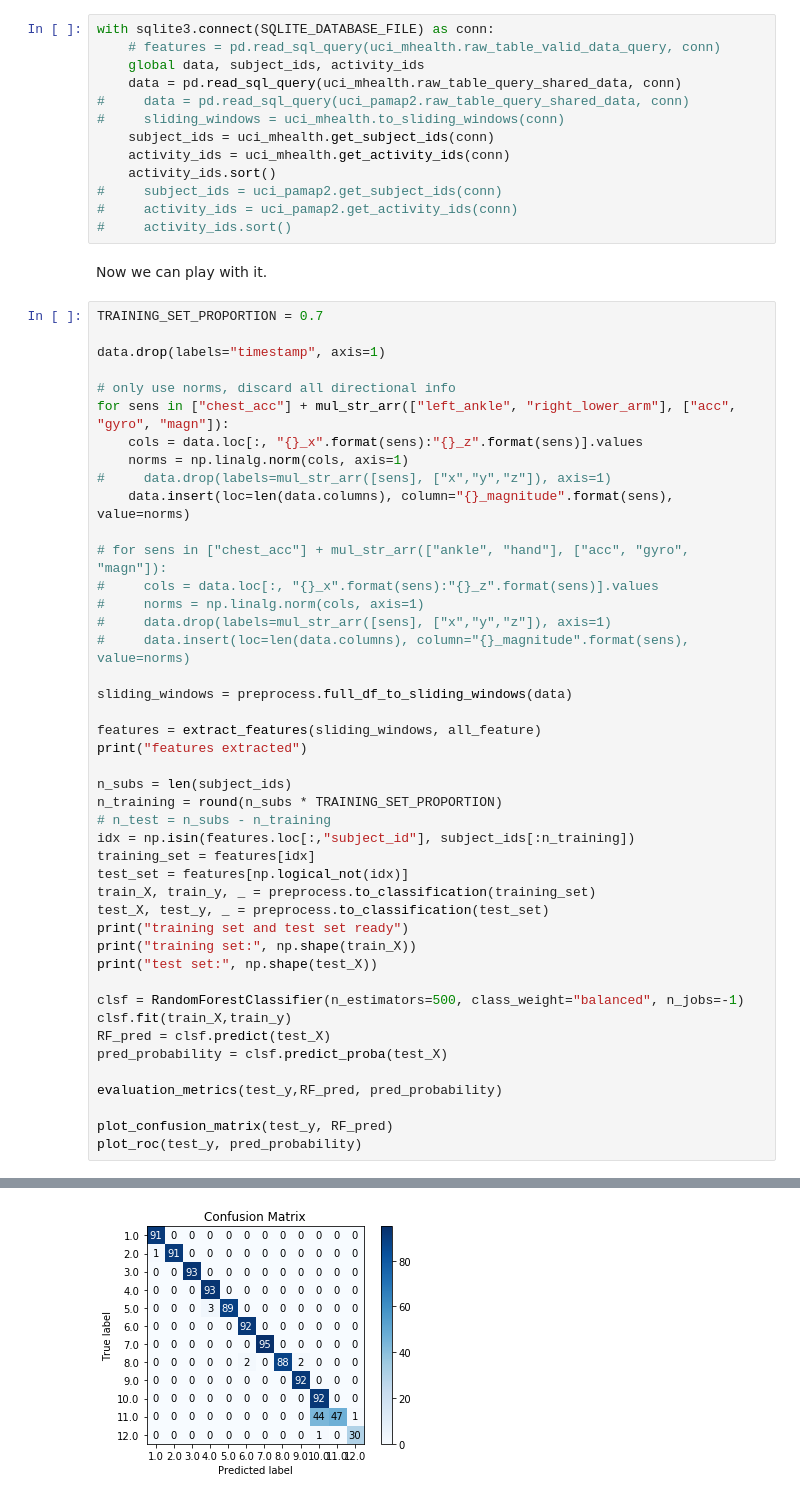
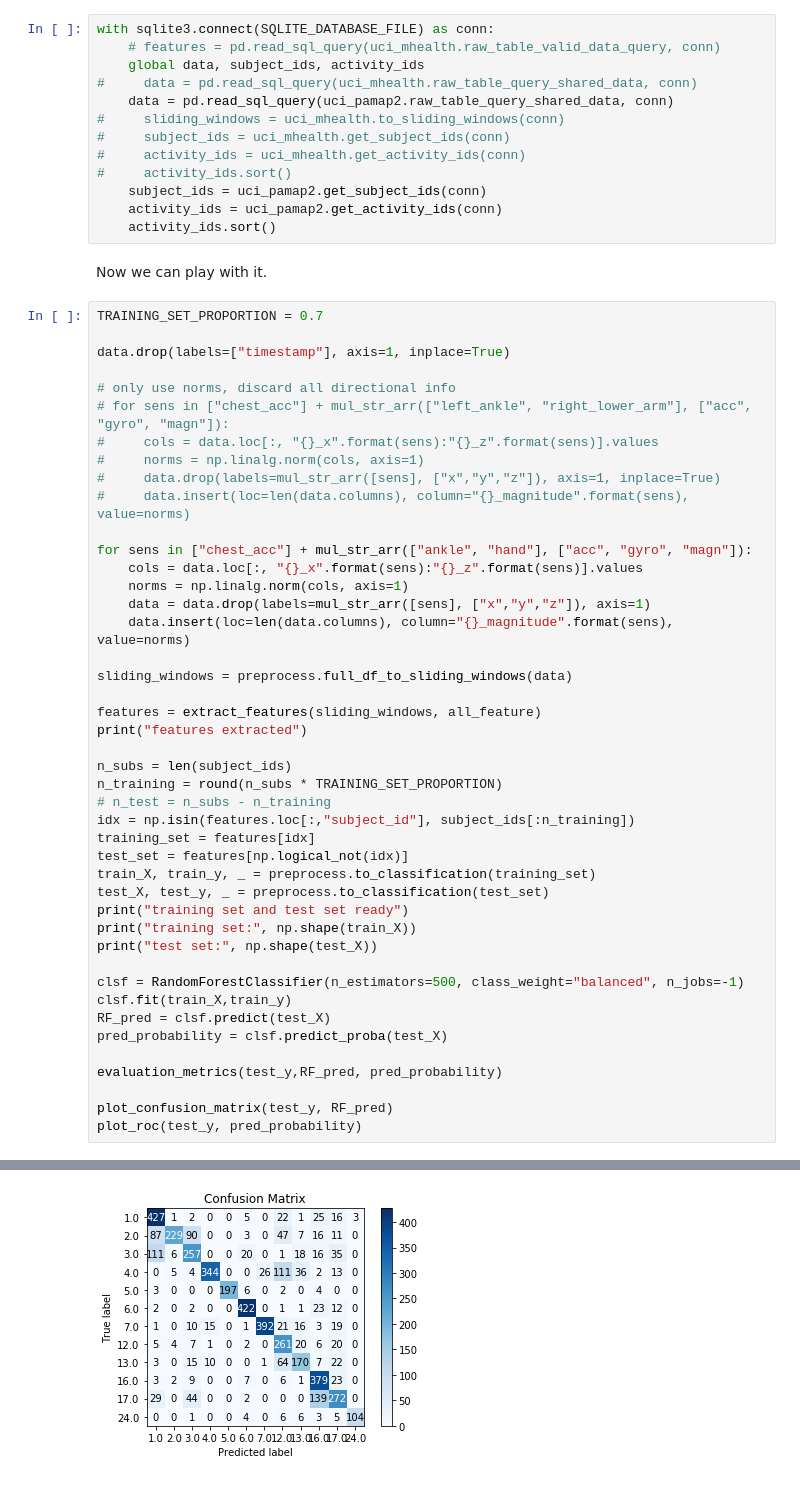
Before and after one commit to ssz66666/ADS_SH2_Project, a Jupyter notebook: norms_test.ipynb, the cells around one changed output, grey strips where cells are left out. Cells and saved outputs as stored; diff of their text form.

Commit message:
update incorrect magnitude-only results

```diff
--- a/norms_test.ipynb
+++ b/norms_test.ipynb
@@ -31,34 +31,34 @@ python load_dataset.py
 with sqlite3.connect(SQLITE_DATABASE_FILE) as conn:
     # features = pd.read_sql_query(uci_mhealth.raw_table_valid_data_query, conn)
     global data, subject_ids, activity_ids
-    data = pd.read_sql_query(uci_mhealth.raw_table_query_shared_data, conn)
-#     data = pd.read_sql_query(uci_pamap2.raw_table_query_shared_data, conn)
+#     data = pd.read_sql_query(uci_mhealth.raw_table_query_shared_data, conn)
+    data = pd.read_sql_query(uci_pamap2.raw_table_query_shared_data, conn)
 #     sliding_windows = uci_mhealth.to_sliding_windows(conn)
-    subject_ids = uci_mhealth.get_subject_ids(conn)
-    activity_ids = uci_mhealth.get_activity_ids(conn)
+#     subject_ids = uci_mhealth.get_subject_ids(conn)
+#     activity_ids = uci_mhealth.get_activity_ids(conn)
+#     activity_ids.sort()
+    subject_ids = uci_pamap2.get_subject_ids(conn)
+    activity_ids = uci_pamap2.get_activity_ids(conn)
     activity_ids.sort()
-#     subject_ids = uci_pamap2.get_subject_ids(conn)
-#     activity_ids = uci_pamap2.get_activity_ids(conn)
-#     activity_ids.sort()
 # %% [markdown]
 Now we can play with it.
 # %%
 TRAINING_SET_PROPORTION = 0.7
 
-data.drop(labels="timestamp", axis=1)
+data.drop(labels=["timestamp"], axis=1, inplace=True)
 
 # only use norms, discard all directional info
-for sens in ["chest_acc"] + mul_str_arr(["left_ankle", "right_lower_arm"], ["acc", "gyro", "magn"]):
+# for sens in ["chest_acc"] + mul_str_arr(["left_ankle", "right_lower_arm"], ["acc", "gyro", "magn"]):
+#     cols = data.loc[:, "{}_x".format(sens):"{}_z".format(sens)].values
+#     norms = np.linalg.norm(cols, axis=1)
+#     data.drop(labels=mul_str_arr([sens], ["x","y","z"]), axis=1, inplace=True)
+#     data.insert(loc=len(data.columns), column="{}_magnitude".format(sens), value=norms)
+
+for sens in ["chest_acc"] + mul_str_arr(["ankle", "hand"], ["acc", "gyro", "magn"]):
     cols = data.loc[:, "{}_x".format(sens):"{}_z".format(sens)].values
     norms = np.linalg.norm(cols, axis=1)
-#     data.drop(labels=mul_str_arr([sens], ["x","y","z"]), axis=1)
+    data = data.drop(labels=mul_str_arr([sens], ["x","y","z"]), axis=1)
     data.insert(loc=len(data.columns), column="{}_magnitude".format(sens), value=norms)
-
-# for sens in ["chest_acc"] + mul_str_arr(["ankle", "hand"], ["acc", "gyro", "magn"]):
-#     cols = data.loc[:, "{}_x".format(sens):"{}_z".format(sens)].values
-#     norms = np.linalg.norm(cols, axis=1)
-#     data.drop(labels=mul_str_arr([sens], ["x","y","z"]), axis=1)
-#     data.insert(loc=len(data.columns), column="{}_magnitude".format(sens), value=norms)
 
 sliding_windows = preprocess.full_df_to_sliding_windows(data)
 
@@ -107,4 +107,4 @@ macro-average ROC AUC:   0.9991209295128393
 Passing one of 'on', 'true', 'off', 'false' as a boolean is deprecated; use an actual boolean (True/False) instead.
   warn_deprecated("2.2", "Passing one of 'on', 'true', 'off', 'false' as a "
 <matplotlib.axes._subplots.AxesSubplot at 0x...>
-[figure, old version]
+[figure, new version]
```
Also changed, not shown: parts of 1 cell of this notebook, 2 other files.
